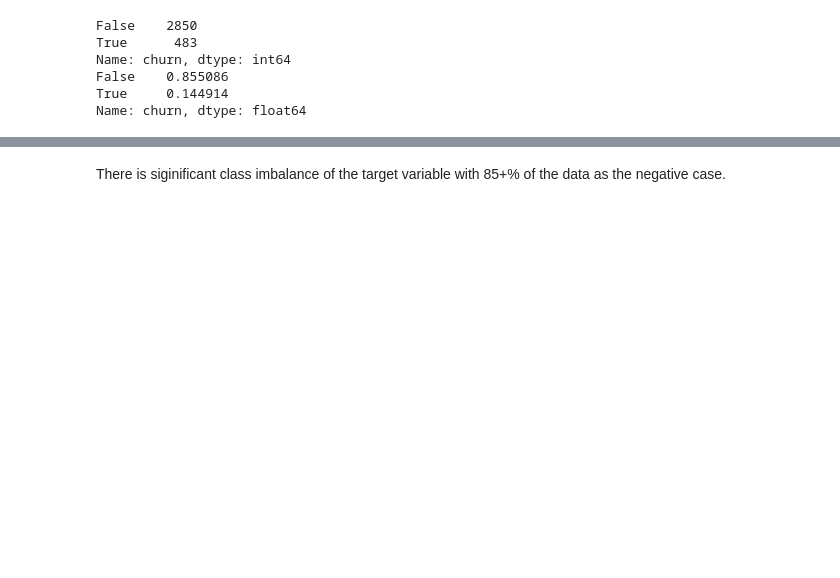
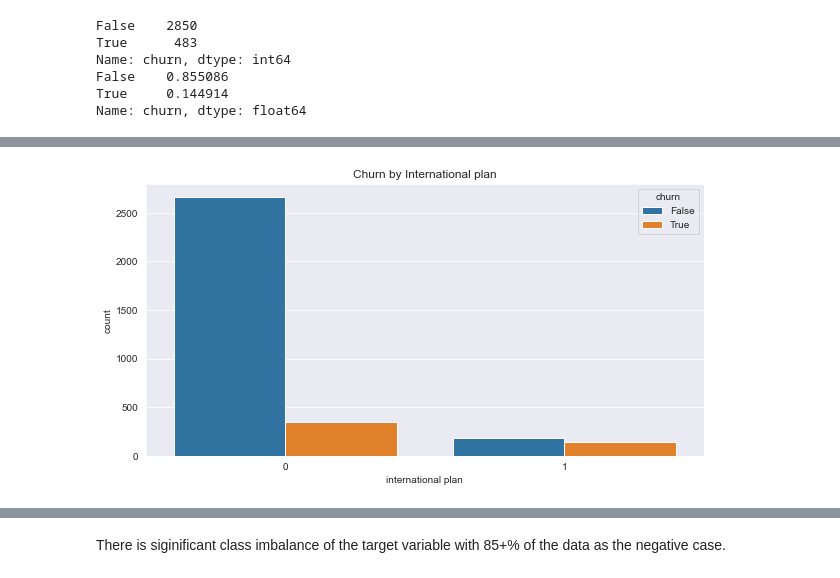
Before and after one commit to sfp13VA/SyriaTel_Customer_Churn, a Jupyter notebook: notebook.ipynb, the cells around one changed output, grey strips where cells are left out. Saved outputs shown, nothing was run; the diff lists cells and outputs as text; code cells hidden in the pictures; blank space fills up the shorter version.

```diff
--- a/notebook.ipynb
+++ b/notebook.ipynb
@@ -120,0 +129,8 @@ df.head()
+# %%
+# plotting churn by international plan
+
+plt.figure(figsize=(10, 5))
+sns.countplot(data=df, x='international plan', hue='churn')
+plt.title("Churn by International plan");
+# %% [output]
+[figure, added]
```
Also changed, not shown: parts of 24 cells of this notebook, 4 other files.
